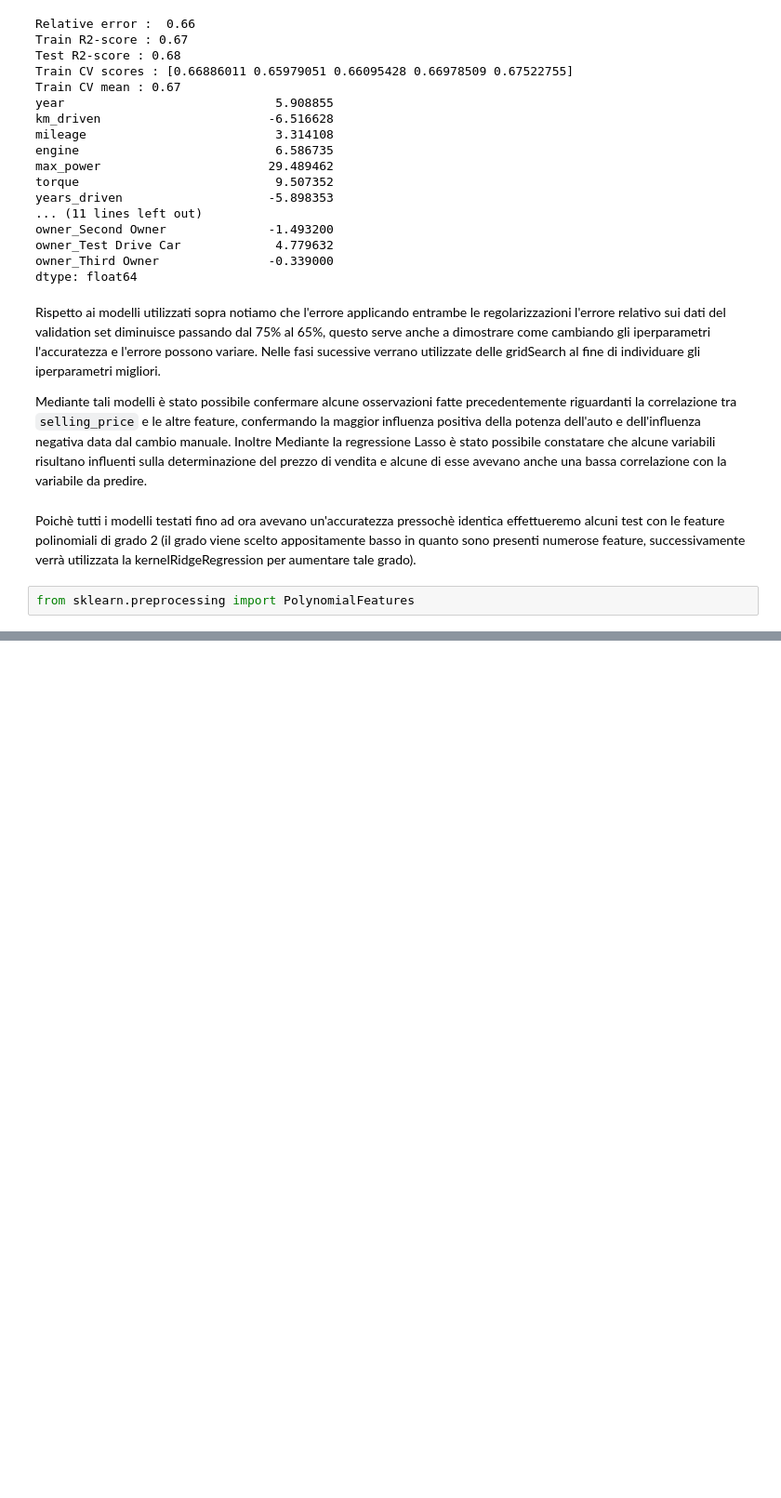
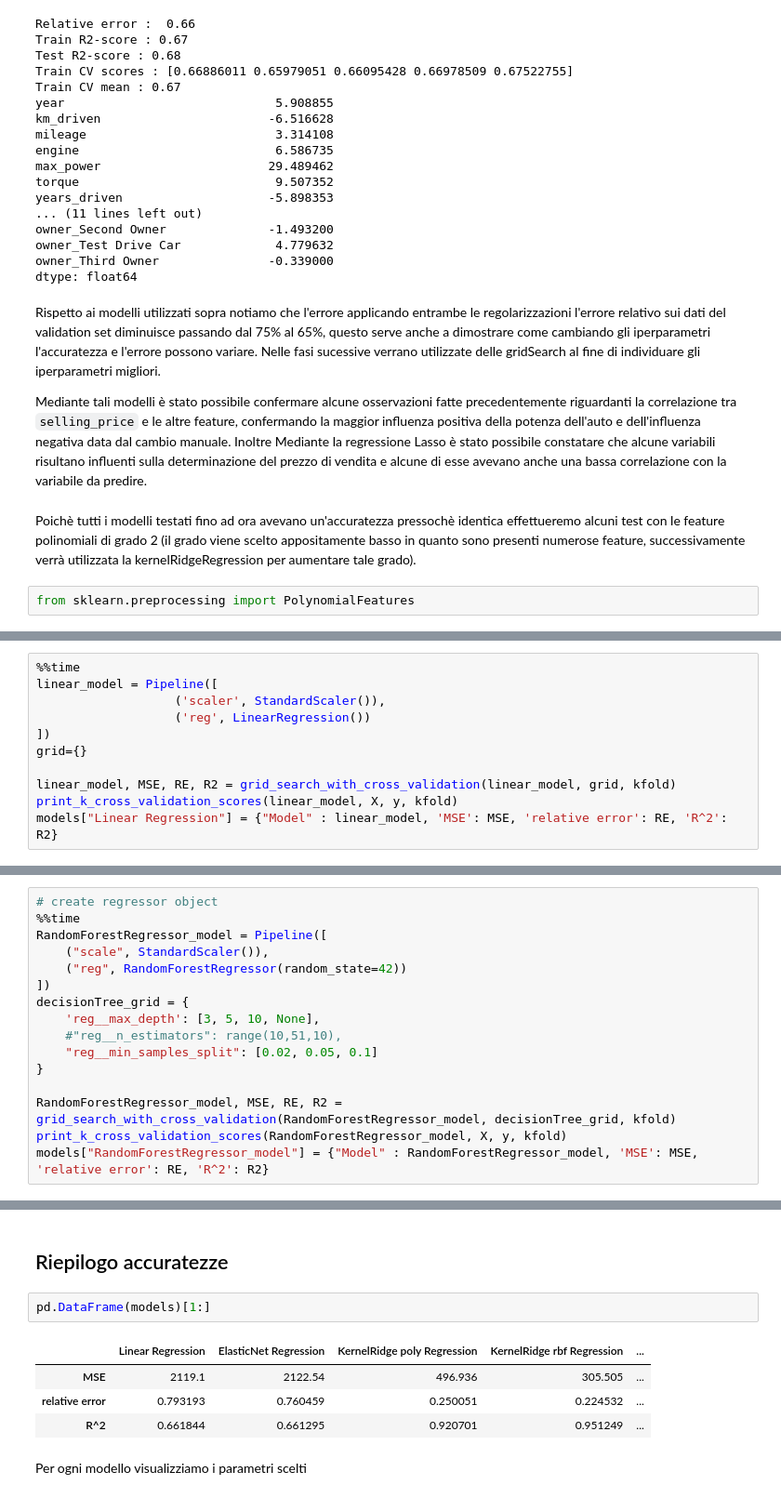
Before and after one commit to MariaMengozzi/esameDI, a Jupyter notebook: Progetto_esame_DI.ipynb, the cells around one changed output, grey strips where cells are left out. Shown at 93% size. Cells and saved outputs as stored; diff of their text form; blank space fills up the shorter version.

```diff
--- a/Progetto_esame_DI.ipynb
+++ b/Progetto_esame_DI.ipynb
@@ -907,0 +1089,11 @@ Come detto precedentemente il numero di feature aumenta considerevolmente, si pa
+# %%
+%%time
+linear_model = Pipeline([
+                   ('scaler', StandardScaler()),
+                   ('reg', LinearRegression())
+])
+grid={}
+
+linear_model, MSE, RE, R2 = grid_search_with_cross_validation(linear_model, grid, kfold)
+print_k_cross_validation_scores(linear_model, X, y, kfold)
+models["Linear Regression"] = {"Model" : linear_model, 'MSE': MSE, 'relative error': RE, 'R^2': R2}
@@ -907,0 +1407,16 @@ Come detto precedentemente il numero di feature aumenta considerevolmente, si pa
+# %%
+# create regressor object
+%%time
+RandomForestRegressor_model = Pipeline([
+    ("scale", StandardScaler()),
+    ("reg", RandomForestRegressor(random_state=42))
+])
+decisionTree_grid = {
+    'reg__max_depth': [3, 5, 10, None],
+    #"reg__n_estimators": range(10,51,10),
+    "reg__min_samples_split": [0.02, 0.05, 0.1]
+}
+
+RandomForestRegressor_model, MSE, RE, R2 = grid_search_with_cross_validation(RandomForestRegressor_model, decisionTree_grid, kfold)
+print_k_cross_validation_scores(RandomForestRegressor_model, X, y, kfold)
+models["RandomForestRegressor_model"] = {"Model" : RandomForestRegressor_model, 'MSE': MSE, 'relative error': RE, 'R^2': R2}
@@ -907,0 +1441,11 @@ Come detto precedentemente il numero di feature aumenta considerevolmente, si pa
+# %% [markdown]
+## Riepilogo accuratezze
+# %%
+pd.DataFrame(models)[1:]
+# %% [output]
+|  | Linear Regression | ElasticNet Regression | KernelRidge poly Regression | KernelRidge rbf Regression | ... |
+| MSE | 2119.1 | 2122.54 | 496.936 | 305.505 | ... |
+| relative error | 0.793193 | 0.760459 | 0.250051 | 0.224532 | ... |
+| R^2 | 0.661844 | 0.661295 | 0.920701 | 0.951249 | ... |
+# %% [markdown]
+Per ogni modello visualizziamo i parametri scelti
```
Also changed, not shown: parts of 69 cells of this notebook.
